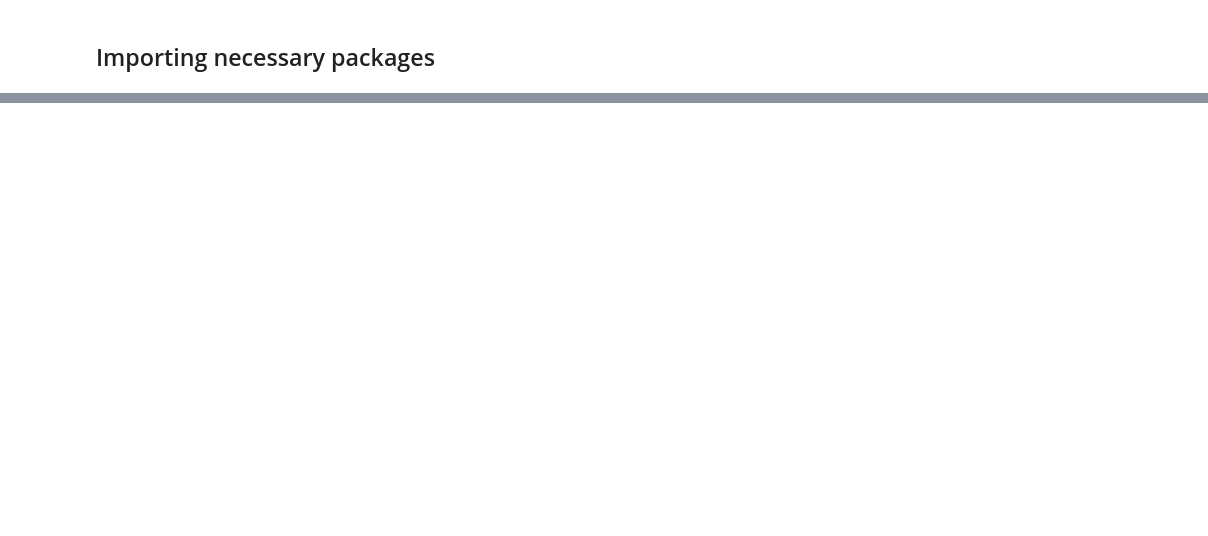
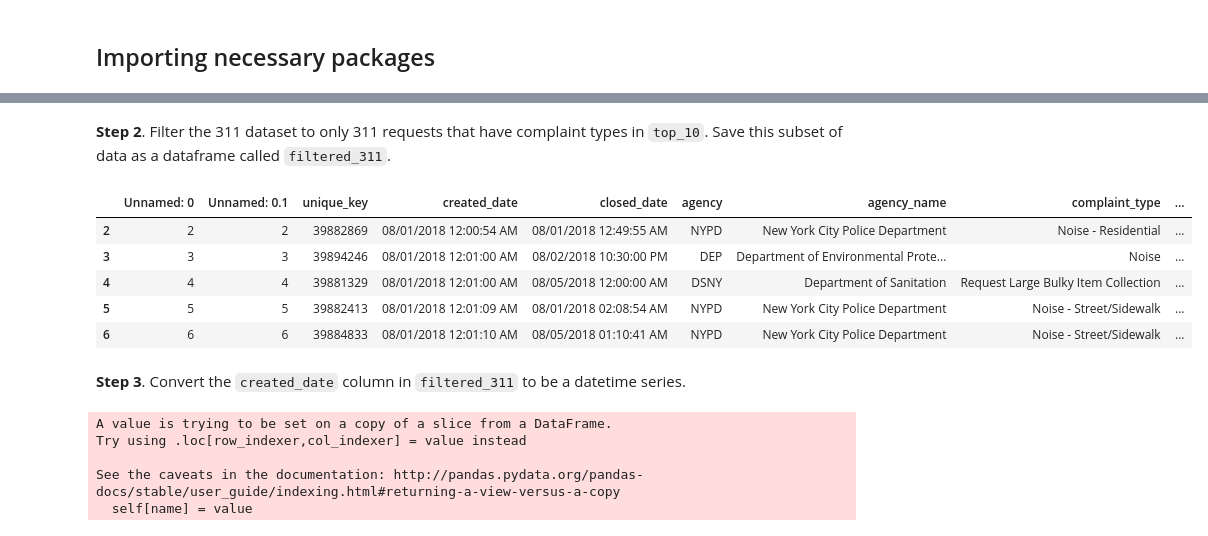
Before and after one commit to afeld/python-public-policy, a Jupyter notebook: hw_5_solution.ipynb, the cells around one changed output, grey strips where cells are left out. Saved outputs shown, nothing was run; the diff lists cells and outputs as text; code cells hidden in the pictures; blank space fills up the shorter version.

```diff
--- a/hw_5_solution.ipynb
+++ b/hw_5_solution.ipynb
@@ -331,0 +48,2 @@ Map of community districts for reference:
+# %% [markdown]
+**Step 2**. Filter the 311 dataset to only 311 requests that have complaint types in `top_10`. Save this subset of data as a dataframe called `filtered_311`.
@@ -331,0 +52,23 @@ Map of community districts for reference:
+# %%
+requests_in_top_10.head()
+# %% [output]
+|  | Unnamed: 0 | Unnamed: 0.1 | unique_key | created_date | closed_date | agency | agency_name | complaint_type | ... |
+| 2 | 2 | 2 | 39882869 | 08/01/2018 12:00:54 AM | 08/01/2018 12:49:55 AM | NYPD | New York City Police Department | Noise - Residential | ... |
+| 3 | 3 | 3 | 39894246 | 08/01/2018 12:01:00 AM | 08/02/2018 10:30:00 PM | DEP | Department of Environmental Prote... | Noise | ... |
+| 4 | 4 | 4 | 39881329 | 08/01/2018 12:01:00 AM | 08/05/2018 12:00:00 AM | DSNY | Department of Sanitation | Request Large Bulky Item Collection | ... |
+| 5 | 5 | 5 | 39882413 | 08/01/2018 12:01:09 AM | 08/01/2018 02:08:54 AM | NYPD | New York City Police Department | Noise - Street/Sidewalk | ... |
+| 6 | 6 | 6 | 39884833 | 08/01/2018 12:01:10 AM | 08/05/2018 01:10:41 AM | NYPD | New York City Police Department | Noise - Street/Sidewalk | ... |
+# %% [markdown]
+**Step 3**. Convert the `created_date` column in `filtered_311` to be a datetime series.
+# %%
+# if you don't provide the format string, it will take much longer to convert
+# %I indicates that it's using a 12hr clock with AM and PM
+
+requests_in_top_10.created_date = pd.to_datetime(requests_in_top_10.created_date, format='%m/%d/%Y %I:%M:%S %p')
+requests_in_top_10.closed_date = pd.to_datetime(requests_in_top_10.closed_date, format='%m/%d/%Y %I:%M:%S %p')
+# %% [output]
+A value is trying to be set on a copy of a slice from a DataFrame.
+Try using .loc[row_indexer,col_indexer] = value instead
+
+See the caveats in the documentation: http://pandas.pydata.org/pandas-docs/stable/user_guide/indexing.html#returning-a-view-versus-a-copy
+  self[name] = value
```
Also changed, not shown: parts of 56 cells of this notebook, 17 other files.
